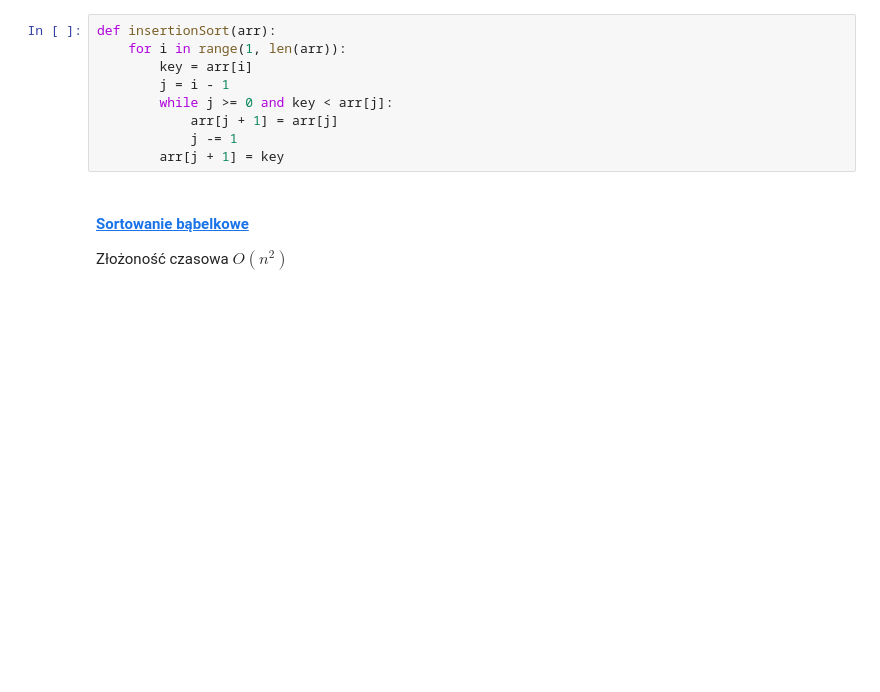
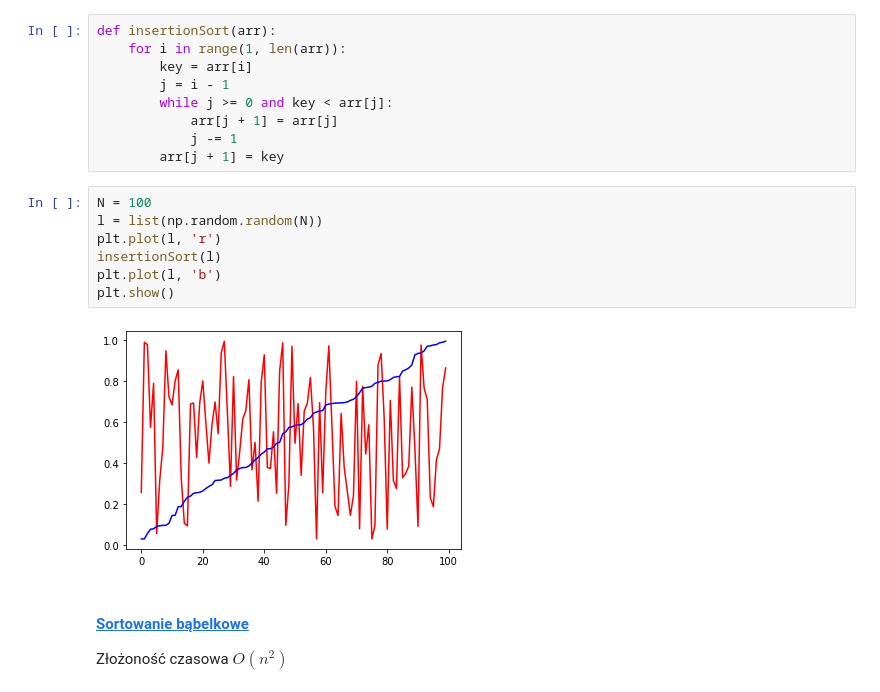
Before and after one commit to codingtenshi/SDA, a Jupyter notebook: aisd.ipynb, the cells around one changed output. Saved outputs shown, nothing was run; the diff lists cells and outputs as text; blank space fills up the shorter version.

```diff
--- a/aisd.ipynb
+++ b/aisd.ipynb
@@ -123,6 +116,15 @@ def insertionSort(arr):
             arr[j + 1] = arr[j]
             j -= 1
         arr[j + 1] = key
+# %%
+N = 100
+l = list(np.random.random(N))
+plt.plot(l, 'r')
+insertionSort(l)
+plt.plot(l, 'b')
+plt.show()
+# %% [output]
+[figure, added]
 # %% [markdown]
 #### [Sortowanie bąbelkowe](https://en.wikipedia.org/wiki/Bubble_sort)
 
```
Also changed, not shown: parts of 31 cells of this notebook.
